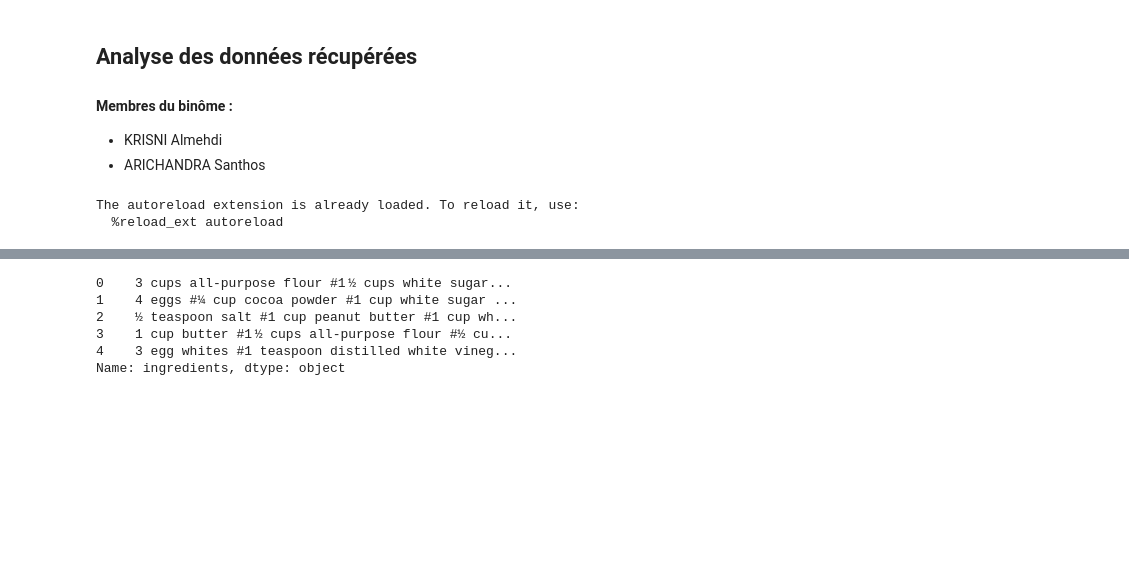
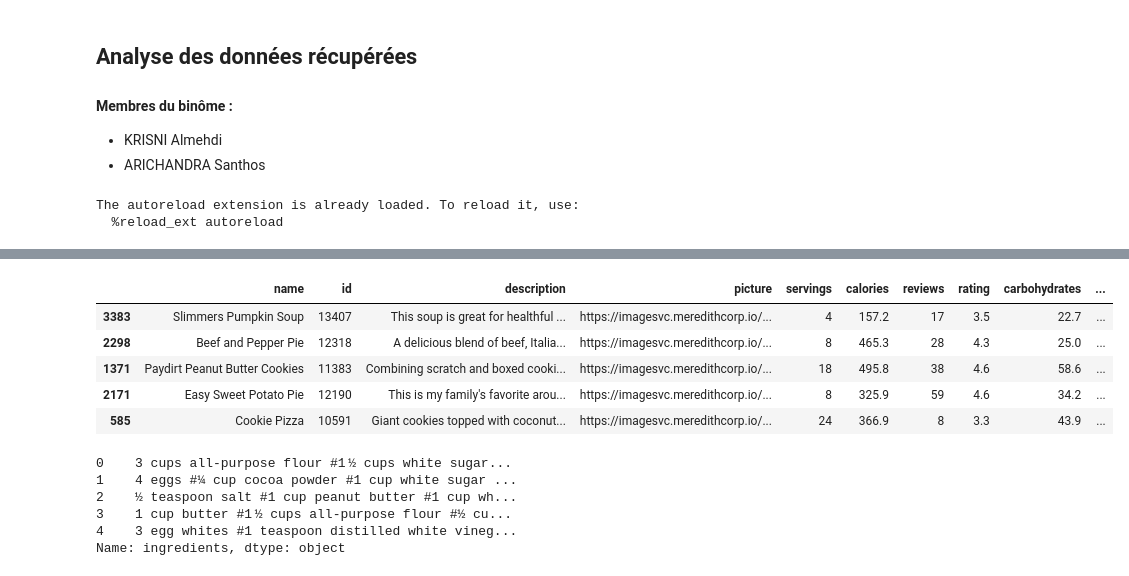
Before and after one commit to almehdiKrisni/Projet-RI-Recreation-Papier-Scientifique, a Jupyter notebook: dataAnalysis.ipynb, the cells around one changed output, grey strips where cells are left out. Cells and saved outputs as stored; diff of their text form; code cells hidden in the pictures; blank space fills up the shorter version.

```diff
--- a/dataAnalysis.ipynb
+++ b/dataAnalysis.ipynb
@@ -32,3 +45,12 @@ df.head(2)
+# %%
+df.sample(n=100).head()
+# %% [output]
+|  | name | id | description | picture | servings | calories | reviews | rating | carbohydrates | ... |
+| 3383 | Slimmers Pumpkin Soup | 13407 | This soup is great for healthful ... | https://imagesvc.meredithcorp.io/... | 4 | 157.2 | 17 | 3.5 | 22.7 | ... |
+| 2298 | Beef and Pepper Pie | 12318 | A delicious blend of beef, Italia... | https://imagesvc.meredithcorp.io/... | 8 | 465.3 | 28 | 4.3 | 25.0 | ... |
+| 1371 | Paydirt Peanut Butter Cookies | 11383 | Combining scratch and boxed cooki... | https://imagesvc.meredithcorp.io/... | 18 | 495.8 | 38 | 4.6 | 58.6 | ... |
+| 2171 | Easy Sweet Potato Pie | 12190 | This is my family's favorite arou... | https://imagesvc.meredithcorp.io/... | 8 | 325.9 | 59 | 4.6 | 34.2 | ... |
+| 585 | Cookie Pizza | 10591 | Giant cookies topped with coconut... | https://imagesvc.meredithcorp.io/... | 24 | 366.9 | 8 | 3.3 | 43.9 | ... |
 # %%
 df["ingredients"].head(5)
 # %% [output]
```
Also changed, not shown: parts of 6 cells of this notebook, 9 other files.
